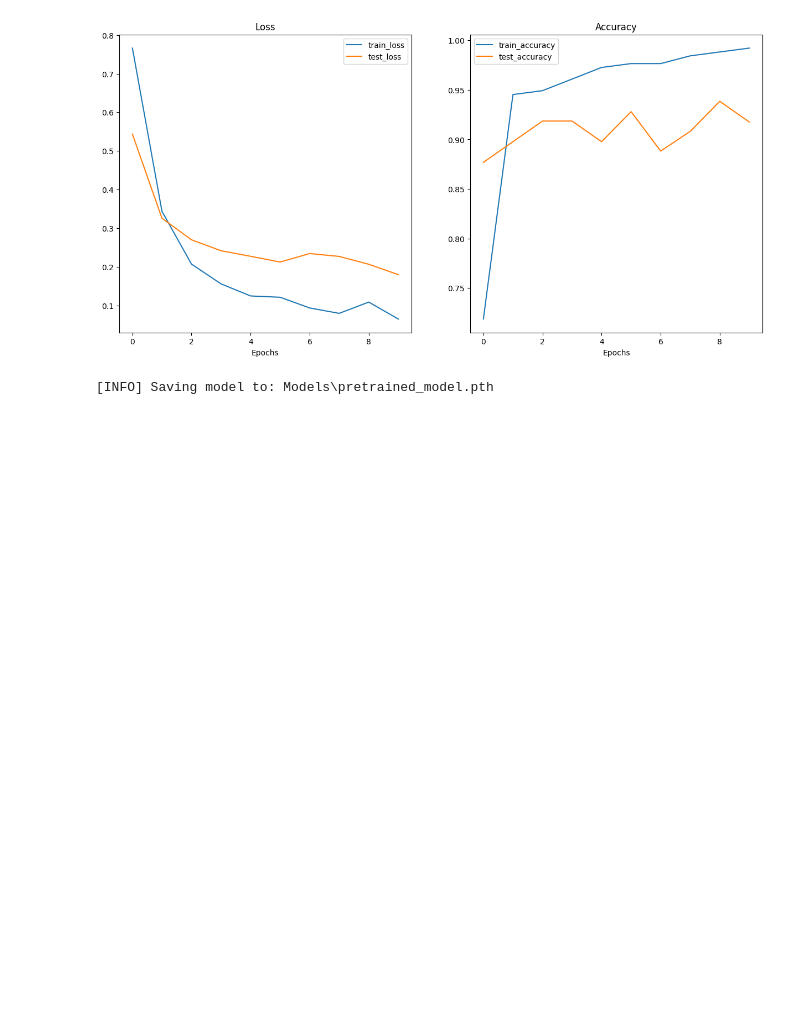
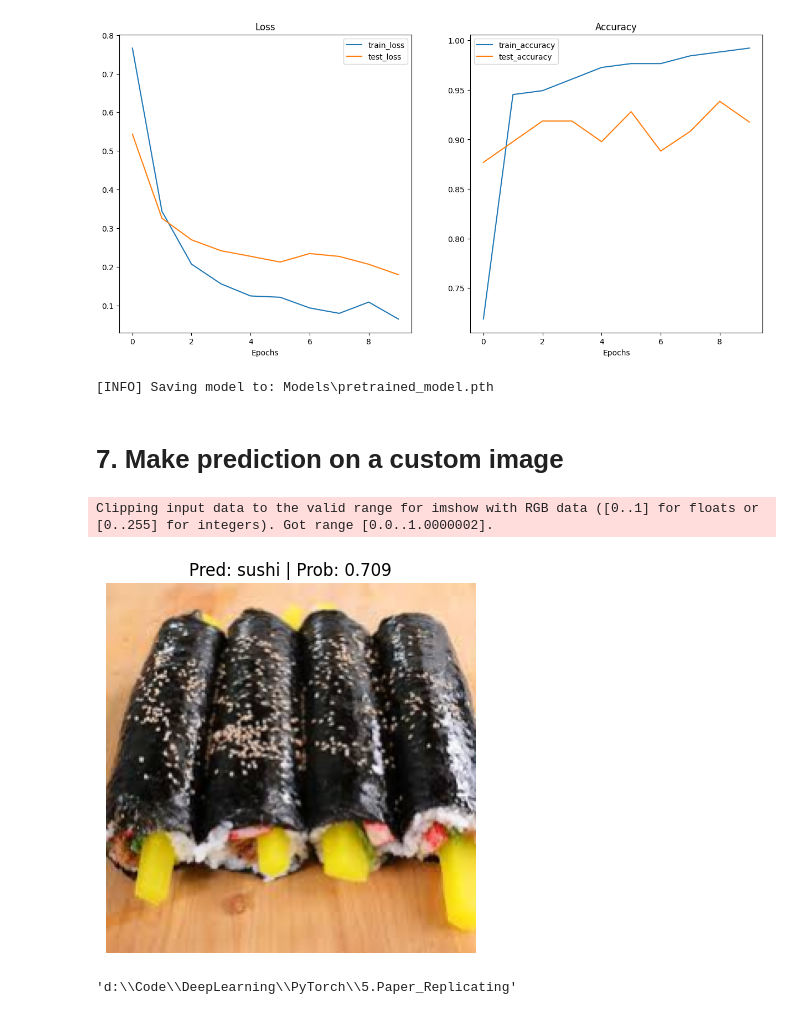
Before and after one commit to cruvss/Deeplearning_X_PyTorch, a Jupyter notebook: 5.Paper_Replicating/notebook.ipynb, the cells around one changed output. Cells and saved outputs as stored; diff of their text form; code cells hidden in the pictures; blank space fills up the shorter version.

Commit message:
custom image prediction

```diff
--- a/5.Paper_Replicating/notebook.ipynb
+++ b/5.Paper_Replicating/notebook.ipynb
@@ -1128,3 +1128,5 @@ utils.save_model(model =pretrained_vit,
            )
 # %% [output]
 [INFO] Saving model to: Models\pretrained_model.pth
+# %% [markdown]
+# 7. Make prediction on a custom image
@@ -1130,0 +1202,31 @@ utils.save_model(model =pretrained_vit,
+# %%
+
+# Setup custom image path
+#select random image from directory
+
+import random
+import os
+
+custom_path = Path("custom_images")
+
+random_image = random.choice(os.listdir(custom_path))
+custom_image_path = custom_path / random_image
+
+
+#creating transforms to reseize image to 224x224
+custom_transform = transforms.Compose([
+    transforms.Resize((224, 224)),
+])
+
+# Predict on custom image
+pred_and_plot_image(model=pretrained_vit,
+                    image_path=custom_image_path, #type: ignore
+                    class_names=class_names,
+                    transform=custom_transform,)
+# %% [output]
+Clipping input data to the valid range for imshow with RGB data ([0..1] for floats or [0..255] for integers). Got range [0.0..1.0000002].
+[figure, added]
+# %%
+os.getcwd()
+# %% [output]
+'d:\\Code\\DeepLearning\\PyTorch\\5.Paper_Replicating'
```
Also changed, not shown: parts of 1 cell of this notebook, 9 other files.
